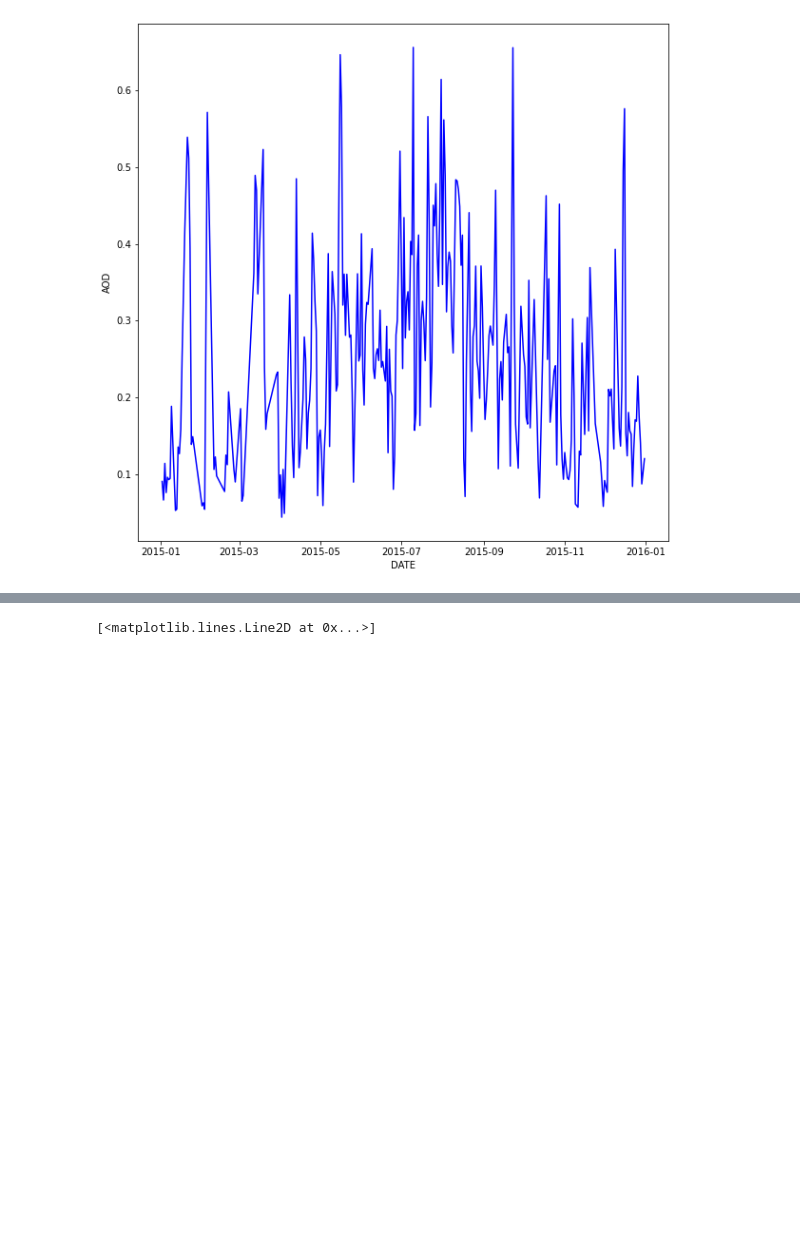
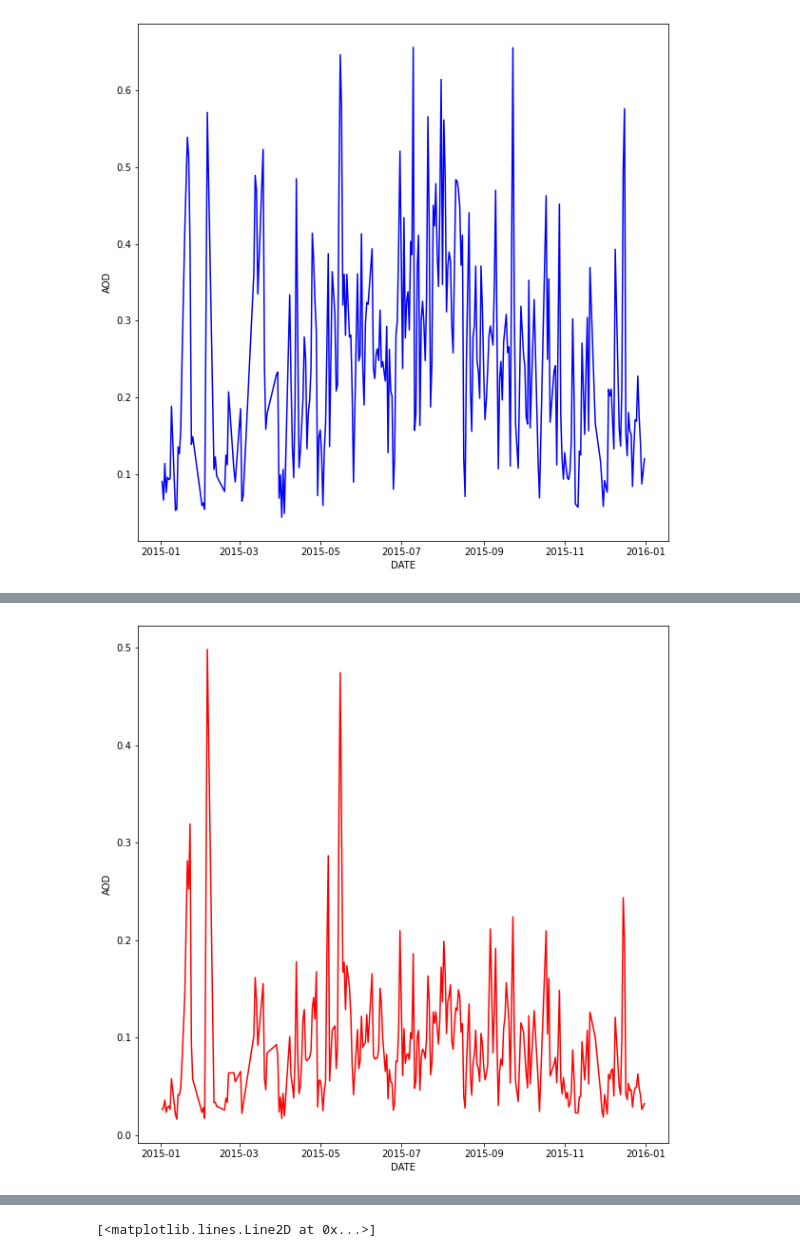
Before and after one commit to nadezsha/atmospheric-physics, a Jupyter notebook: AOD.ipynb, the cells around one changed output, grey strips where cells are left out. Saved outputs shown, nothing was run; the diff lists cells and outputs as text; code cells hidden in the pictures; blank space fills up the shorter version.

```diff
--- a/AOD.ipynb
+++ b/AOD.ipynb
@@ -48,0 +59,4 @@ aod(data["datetime"], data["AOD_675nm"],"pink")
+# %%
+aod(data["datetime"], data["AOD_870nm"],"red")
+# %% [output]
+[figure, added]
```
Also changed, not shown: parts of 13 cells of this notebook.
